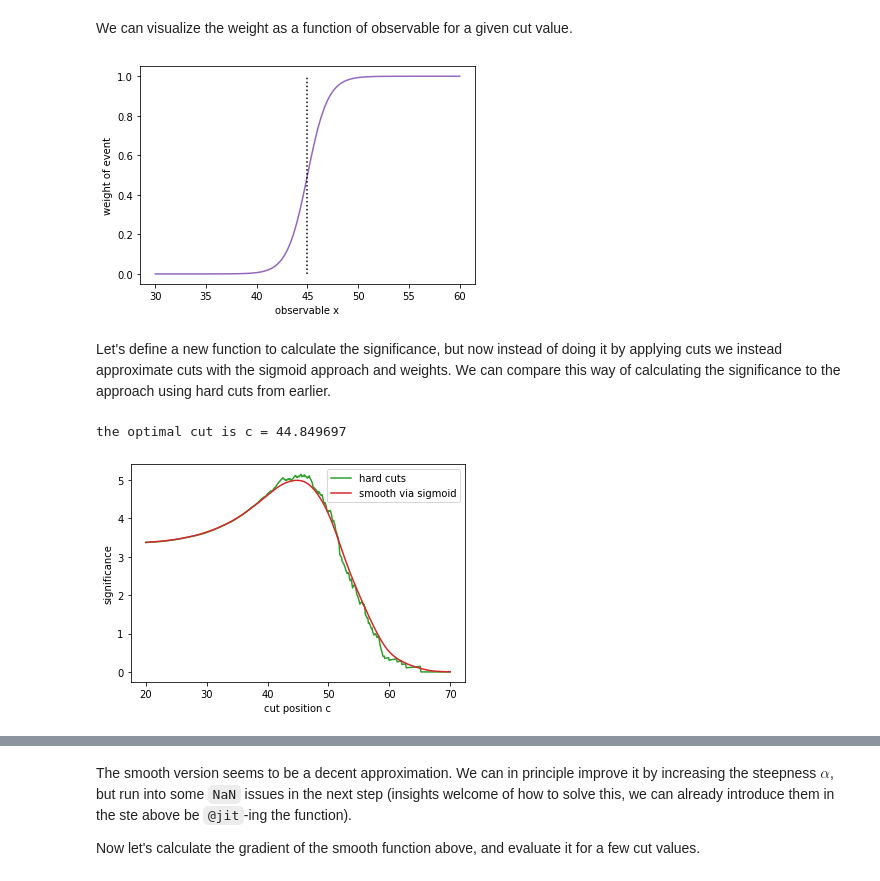
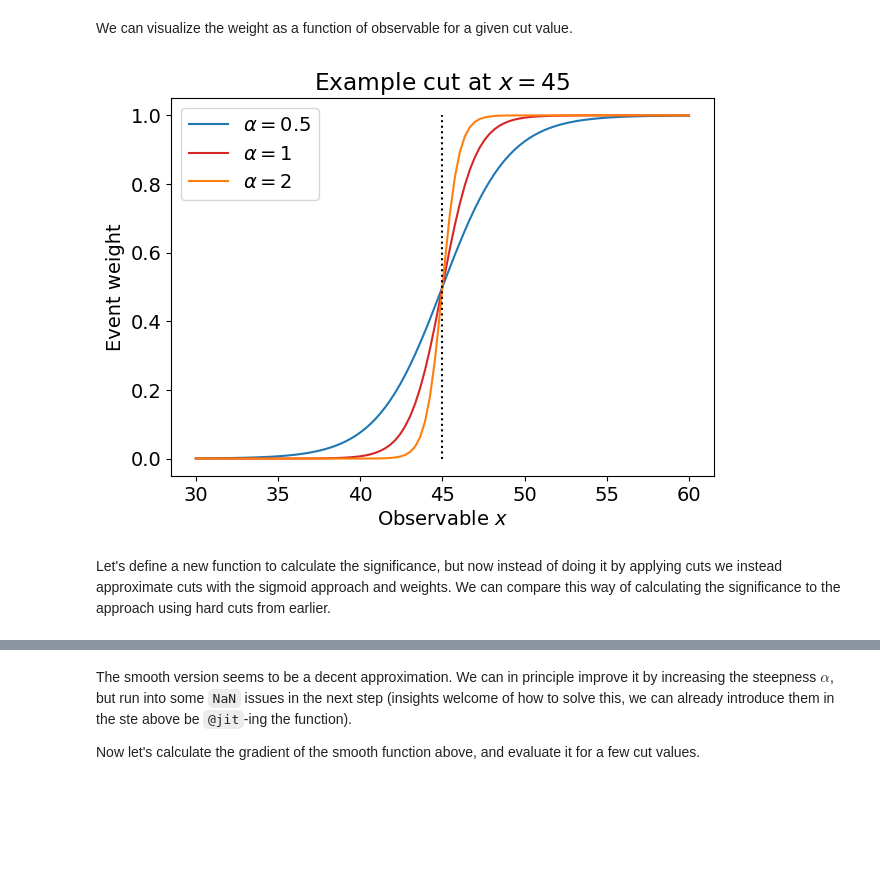
Before and after one commit to matthewfeickert/talk-Argonne-lunch-seminar, a Jupyter notebook: example_code/significance_optimization.ipynb, the cells around one changed output, grey strips where cells are left out. Drawn from its saved outputs; the diff is of its cells as text; code cells hidden in the pictures; blank space fills up the shorter version.

```diff
--- a/example_code/significance_optimization.ipynb
+++ b/example_code/significance_optimization.ipynb
@@ -138,42 +141,32 @@ def yield_after_cut(x, c):
     return passed
 # %% [markdown]
 We can visualize the weight as a function of observable for a given cut value.
-# %%
-x = jnp.linspace(30, 60, 100)
-example_cut = 45
-y_pass = yield_after_cut(x, example_cut)
-
-plt.plot(x, y_pass, c="C4")
-plt.plot([example_cut, example_cut], [0, 1], ":", c="k")
-plt.xlabel("observable x")
-plt.ylabel("weight of event");
-# %% [output]
-[figure, removed]
+# %%
+x = jnp.linspace(30, 60, 100)
+example_cut = 45
+y_pass = yield_after_cut(x, example_cut, alpha=1)
+
+fig, ax = plt.subplots()
+# ax.plot(x, y_pass, c="C4", label=r"$\alpha=1$")
+ax.plot(x, yield_after_cut(x, example_cut, alpha=0.5), label=r"$\alpha=0.5$")
+ax.plot(x, y_pass, label=r"$\alpha=1$", color="C3")
+ax.plot(x, yield_after_cut(x, example_cut, alpha=2), label=r"$\alpha=2$")
+ax.plot([example_cut, example_cut], [0, 1], ":", c="k")
+ax.set_xlabel(r"Observable $x$")
+ax.set_ylabel("Event weight")
+ax.set_title("Example cut at $x=45$")
+ax.legend(loc="best")
+fig.savefig("plots/sigmoid_event_weights.png");
+# %% [output]
+[figure, added]
 # %% [markdown]
 Let's define a new function to calculate the significance, but now instead of doing it by applying cuts we instead approximate cuts with the sigmoid approach and weights.
 We can compare this way of calculating the significance to the approach using hard cuts from earlier.
 # %%
-def get_significance_smooth(cut, S, B):
+def get_significance_smooth(cut, S, B, alpha=1):
     """calculate significance for a given cut, but now approximate the cut with a sigmoid"""
-    S_pass = yield_after_cut(S, cut)
-    B_pass = yield_after_cut(B, cut)
+    S_pass = yield_after_cut(S, cut, alpha)
+    B_pass = yield_after_cut(B, cut, alpha)
     sum_S_weighted = jnp.sum(S_pass)
     sum_B_weighted = jnp.sum(B_pass)
     return significance(sum_S_weighted, sum_B_weighted)
-
-
-cuts_smooth = jnp.linspace(20, 70, 500)
-significances_smooth = jnp.asarray(
-    [get_significance_smooth(cut, signal, background) for cut in cuts_smooth]
-)
-
-plt.plot(cuts, significances, label="hard cuts", c="C2")
-plt.plot(cuts_smooth, significances_smooth, label="smooth via sigmoid", c="C3")
-plt.xlabel("cut position c")
-plt.ylabel("significance")
-plt.legend()
-
-print("the optimal cut is c =", cuts_smooth[jnp.argmax(significances_smooth)])
-# %% [output]
-the optimal cut is c = 44.849697
-[figure, removed]
```
Also changed, not shown: parts of 10 cells of this notebook, 1 other file.
